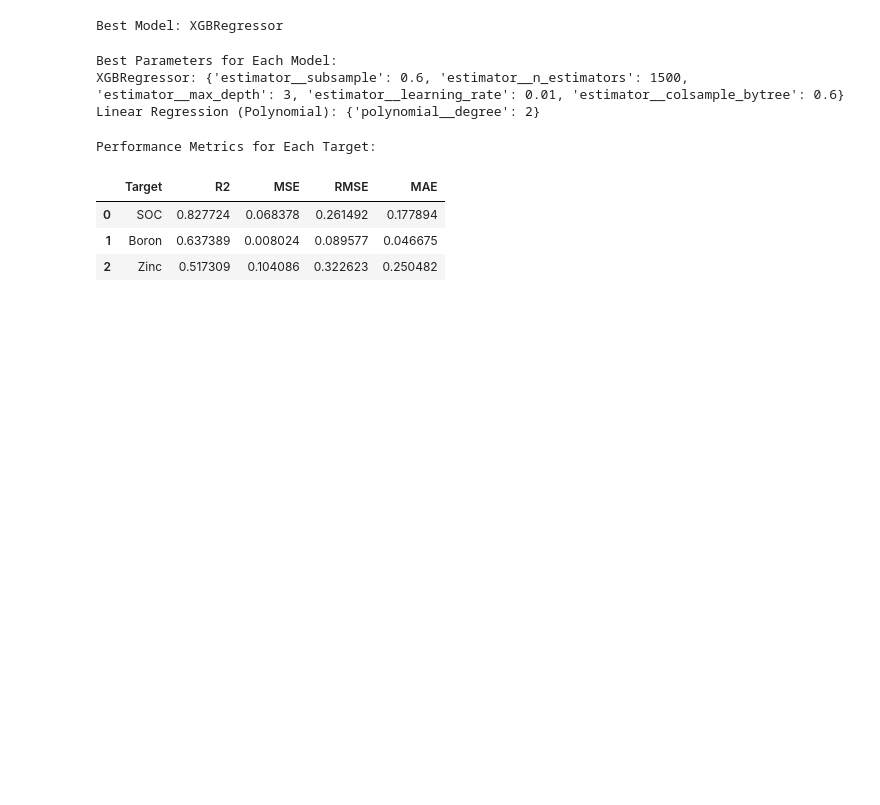
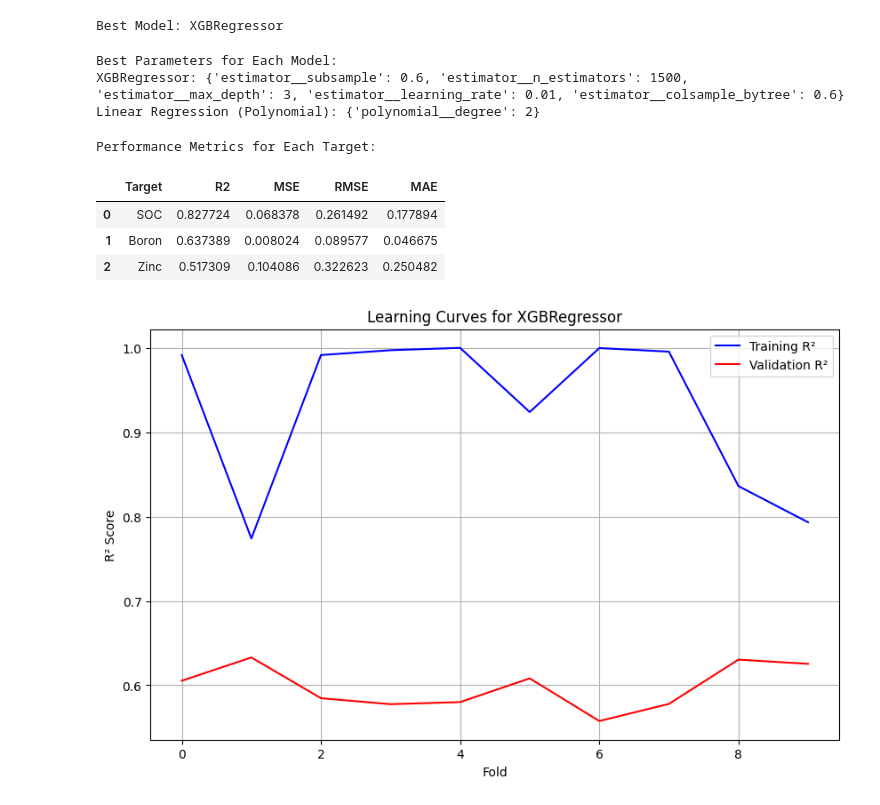
Before and after one commit to mm-mazhar/IPAGE, a Jupyter notebook: notebooks/task_3_model_development_and_training/by-George Sylva/iPAGE_Model_building_3.ipynb, the cells around one changed output. Cells and saved outputs as stored; diff of their text form; code cells hidden in the pictures; blank space fills up the shorter version.

```diff
--- a/notebooks/task_3_model_development_and_training/by-George Sylva/iPAGE_Model_building_3.ipynb
+++ b/notebooks/task_3_model_development_and_training/by-George Sylva/iPAGE_Model_building_3.ipynb
@@ -369,3 +379,16 @@ Performance Metrics for Each Target:
 | 0 | SOC | 0.827724 | 0.068378 | 0.261492 | 0.177894 |
 | 1 | Boron | 0.637389 | 0.008024 | 0.089577 | 0.046675 |
 | 2 | Zinc | 0.517309 | 0.104086 | 0.322623 | 0.250482 |
+# %%
+# Plot Learning Curves for the best model
+plt.figure(figsize=(10, 6))
+plt.plot(cv_train_scores, label="Training R²", color='blue')
+plt.plot(cv_val_scores, label="Validation R²", color='red')
+plt.xlabel("Fold")
+plt.ylabel("R² Score")
+plt.title(f"Learning Curves for {config['name']}")
+plt.legend()
+plt.grid(True)
+plt.show()
+# %% [output]
+[figure, added]
```
Also changed, not shown: parts of 7 cells of this notebook.
